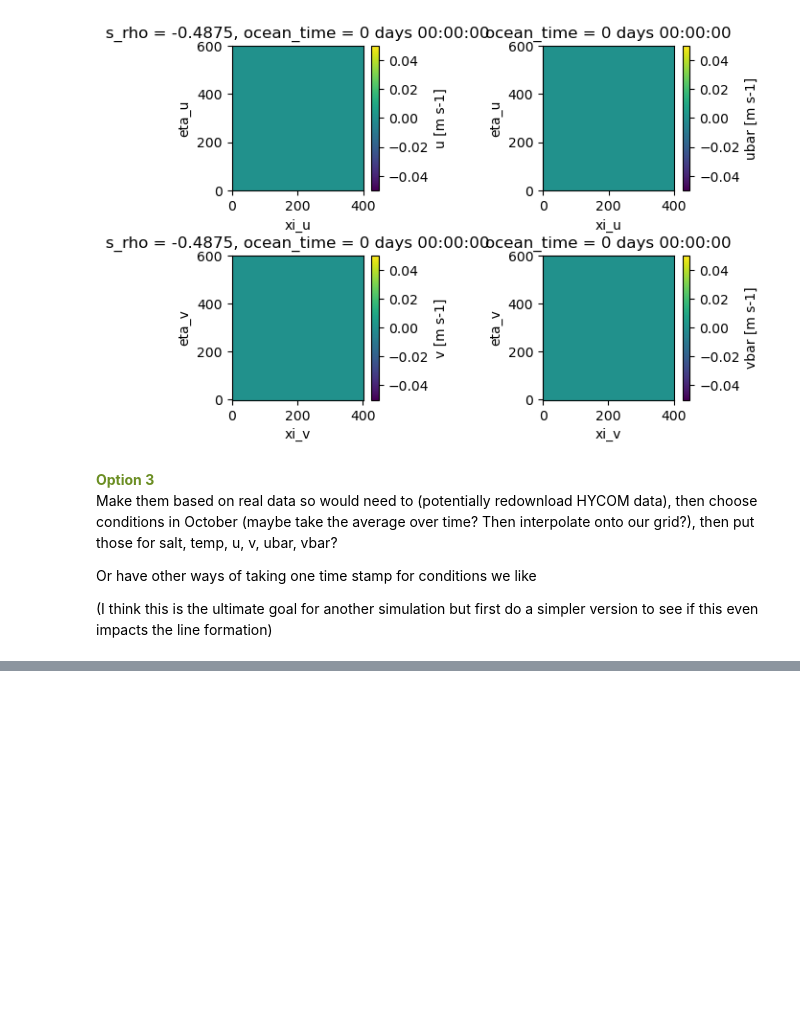
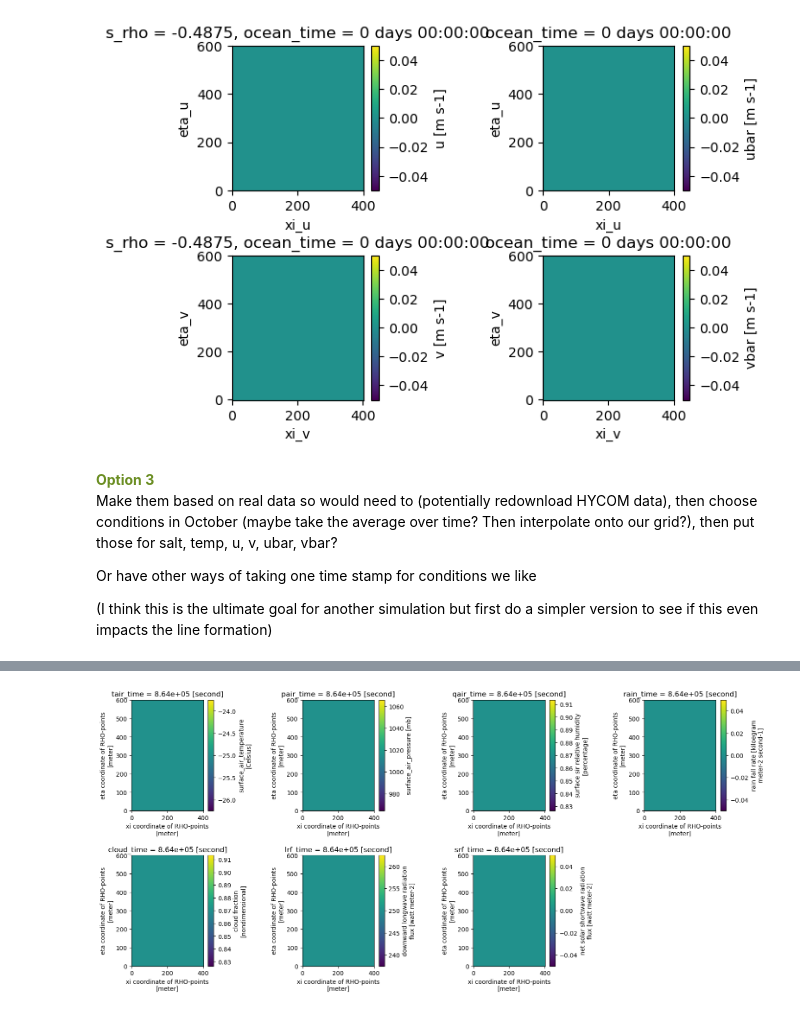
Before and after one commit to bundzis/beaufort_jet, a Jupyter notebook: Scripts/modify_model_inputs.ipynb, the cells around one changed output, grey strips where cells are left out. Cells and saved outputs as stored; diff of their text form; code cells hidden in the pictures; blank space fills up the shorter version.

```diff
--- a/Scripts/modify_model_inputs.ipynb
+++ b/Scripts/modify_model_inputs.ipynb
@@ -300,0 +303,3 @@ Or have other ways of taking one time stamp for conditions we like
+# %%
+# Load in the surface forcings to see what they are set to
+og_surf_forc = xr.open_dataset('/pscratch/sd/b/bundzis/Beaufort_ROMS_idealized_jet_updated_scratch/Forcing_files/idealized_const_forcing_500m_span_300km_001.nc')
@@ -300,0 +326,32 @@ Or have other ways of taking one time stamp for conditions we like
+# %%
+# Plot these inputs to see what they look like
+fig, ax = plt.subplots(2, 4, figsize=(18,8))
+
+# Tair
+og_surf_forc.Tair[10,:,:].plot(ax=ax[0,0])
+
+# Pair
+og_surf_forc.Pair[10,:,:].plot(ax=ax[0,1])
+
+# Qair
+og_surf_forc.Qair[10,:,:].plot(ax=ax[0,2])
+
+# rain
+og_surf_forc.rain[10,:,:].plot(ax=ax[0,3])
+
+# cloud
+og_surf_forc.cloud[10,:,:].plot(ax=ax[1,0])
+
+# lwrad_down
+og_surf_forc.lwrad_down[10,:,:].plot(ax=ax[1,1])
+
+# swrad
+og_surf_forc.swrad[10,:,:].plot(ax=ax[1,2])
+
+# Delete unused axis
+plt.delaxes(ax[1,3])
+
+
+fig.subplots_adjust(hspace=0.4, wspace=0.9)
+# %% [output]
+[figure, added]
```
Also changed, not shown: parts of 11 cells of this notebook.
